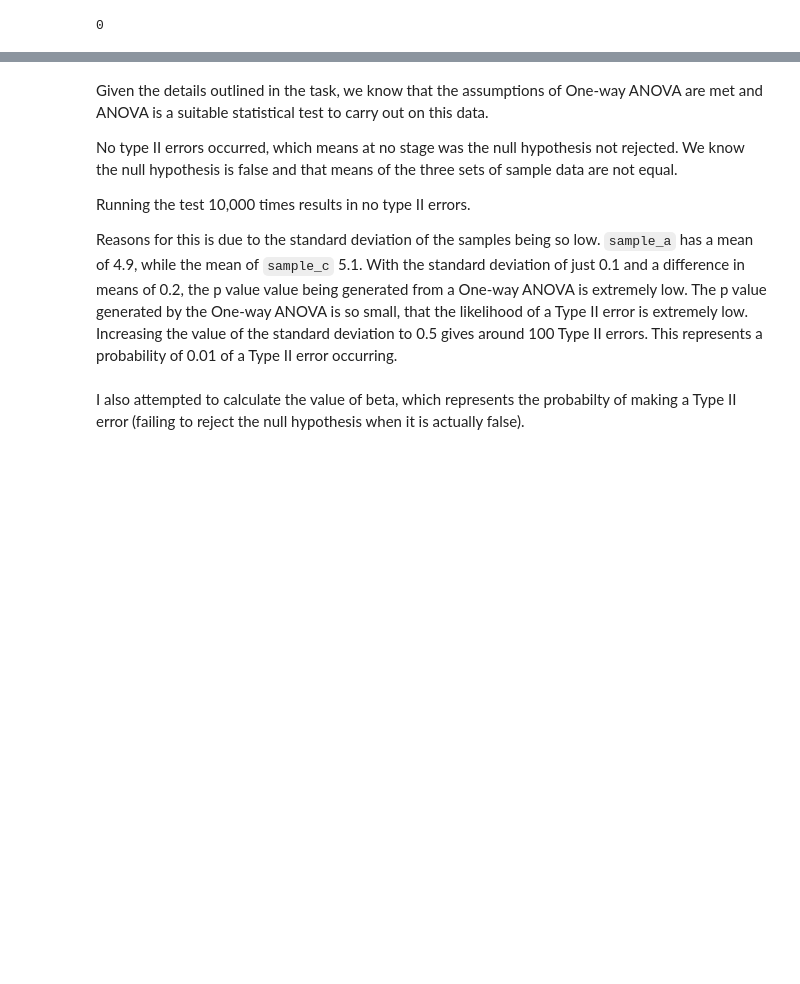
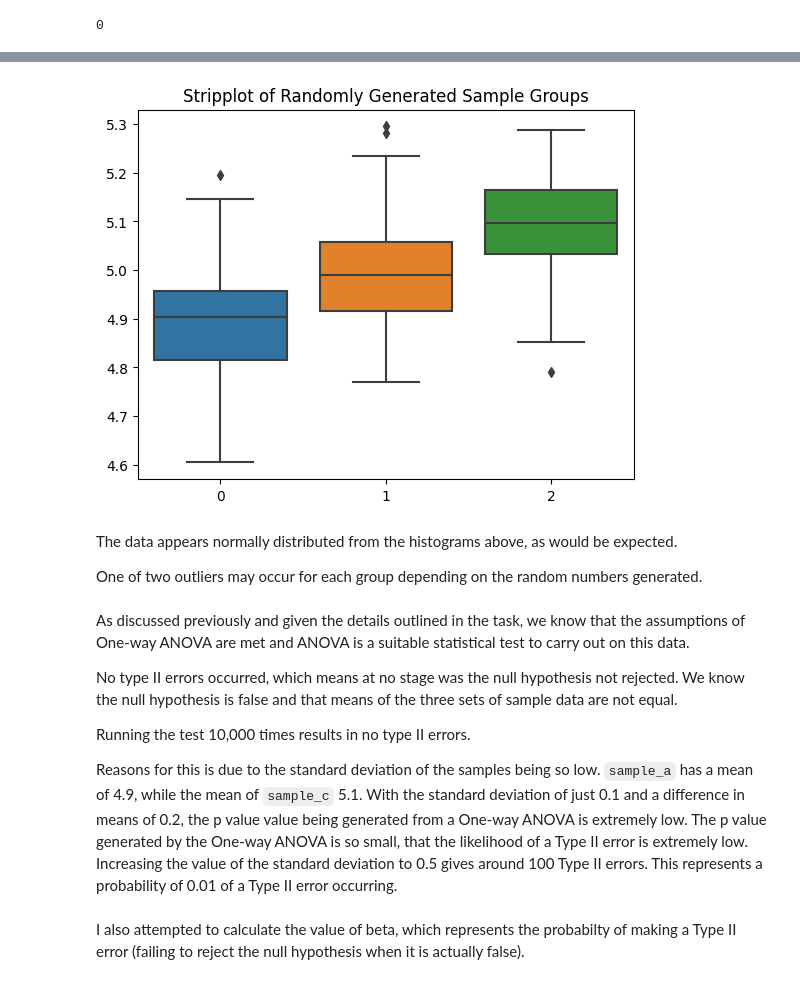
Before and after one commit to rachel-king4/appliedstatistics, a Jupyter notebook: tasks.ipynb, the cells around one changed output, grey strips where cells are left out. Drawn from its saved outputs; the diff is of its cells as text; code cells hidden in the pictures; blank space fills up the shorter version.

Commit message:
tidy up and finsih task 3 and 4

```diff
--- a/tasks.ipynb
+++ b/tasks.ipynb
@@ -407,5 +427,14 @@ no_type_ii
+# %%
+# Strip plot.
+sns.boxplot(data=[sample_a, sample_b, sample_c]).set_title("Stripplot of Randomly Generated Sample Groups");
+# %% [output]
+[figure, added]
+# %% [markdown]
+The data appears normally distributed from the histograms above, as would be expected.
+
+One of two outliers may occur for each group depending on the random numbers generated.
 # %% [markdown]
-Given the details outlined in the task, we know that the assumptions of One-way ANOVA are met and ANOVA is a suitable statistical test to carry out on this data.
+As discussed previously and given the details outlined in the task, we know that the assumptions of One-way ANOVA are met and ANOVA is a suitable statistical test to carry out on this data.
 
 No type II errors occurred, which means at no stage was the null hypothesis not rejected. We know the null hypothesis is false and that means of the three sets of sample data are not equal.
 
```
Also changed, not shown: parts of 25 cells of this notebook, 1 other file.
